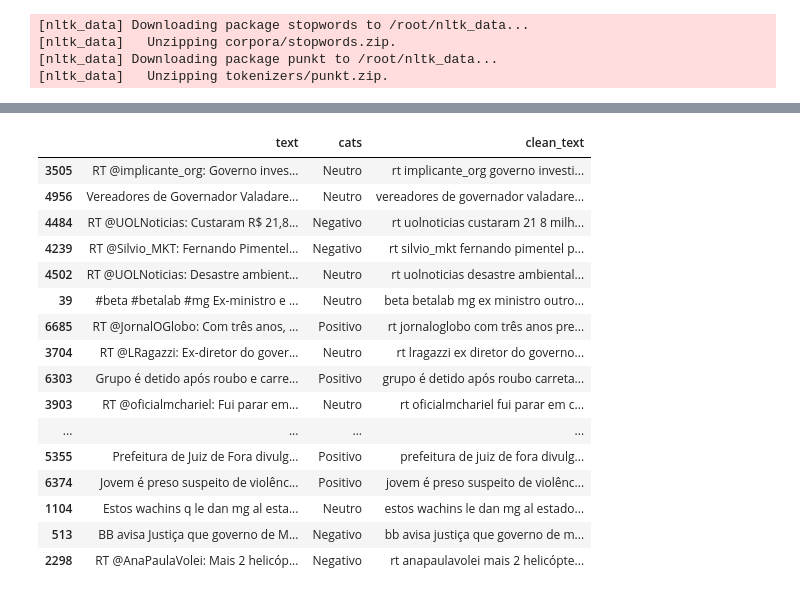
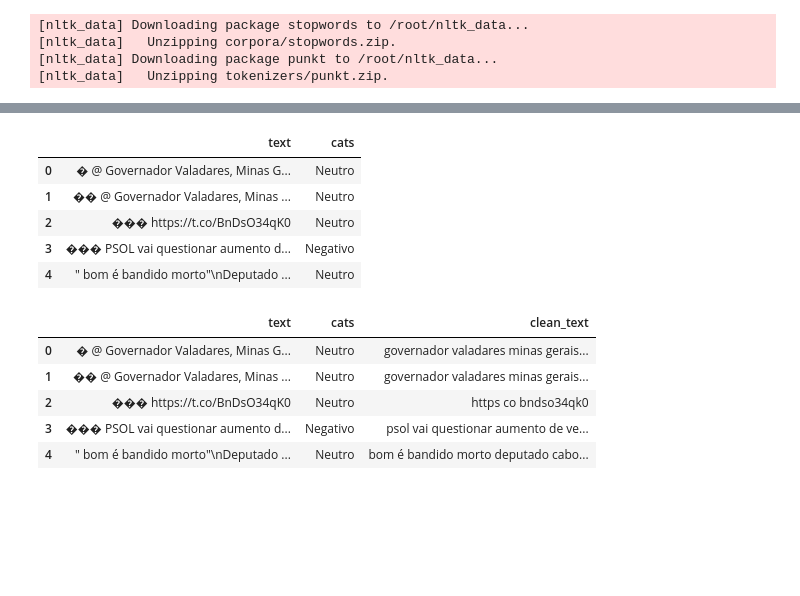
Before and after one commit to dauberson/py-greenhouse, a Jupyter notebook: examples/notebook_example.ipynb, the cells around one changed output, grey strips where cells are left out. Cells and saved outputs as stored; diff of their text form; code cells hidden in the pictures; blank space fills up the shorter version.

```diff
--- a/examples/notebook_example.ipynb
+++ b/examples/notebook_example.ipynb
@@ -34,22 +19,21 @@ df
+# %%
+df = data_sourcing.get("/usr/app/examples/data_example.csv", ";", 0, ["text","cats"])
+df.head()
+# %% [output]
+|  | text | cats |
+| 0 | � @ Governador Valadares, Minas G... | Neutro |
+| 1 | �� @ Governador Valadares, Minas ... | Neutro |
+| 2 | ��� https://t.co/BnDsO34qK0 | Neutro |
+| 3 | ��� PSOL vai questionar aumento d... | Negativo |
+| 4 | " bom é bandido morto"\nDeputado ... | Neutro |
 # %%
 df["clean_text"] = data_preprocessing.clean(df, text_col = "text")
-df
+df.head()
 # %% [output]
 |  | text | cats | clean_text |
-| 3505 | RT @implicante_org: Governo inves... | Neutro | rt implicante_org governo investi... |
-| 4956 | Vereadores de Governador Valadare... | Neutro | vereadores de governador valadare... |
-| 4484 | RT @UOLNoticias: Custaram R$ 21,8... | Negativo | rt uolnoticias custaram 21 8 milh... |
-| 4239 | RT @Silvio_MKT: Fernando Pimentel... | Negativo | rt silvio_mkt fernando pimentel p... |
-| 4502 | RT @UOLNoticias: Desastre ambient... | Neutro | rt uolnoticias desastre ambiental... |
-| 39 | #beta #betalab #mg Ex-ministro e ... | Neutro | beta betalab mg ex ministro outro... |
-| 6685 | RT @JornalOGlobo: Com três anos, ... | Positivo | rt jornaloglobo com três anos pre... |
-| 3704 | RT @LRagazzi: Ex-diretor do gover... | Neutro | rt lragazzi ex diretor do governo... |
-| 6303 | Grupo é detido após roubo e carre... | Positivo | grupo é detido após roubo carreta... |
-| 3903 | RT @oficialmchariel: Fui parar em... | Neutro | rt oficialmchariel fui parar em c... |
-| ... | ... | ... | ... |
-| 5355 | Prefeitura de Juiz de Fora divulg... | Positivo | prefeitura de juiz de fora divulg... |
-| 6374 | Jovem é preso suspeito de violênc... | Positivo | jovem é preso suspeito de violênc... |
-| 1104 | Estos wachins q le dan mg al esta... | Neutro | estos wachins le dan mg al estado... |
-| 513 | BB avisa Justiça que governo de M... | Negativo | bb avisa justiça que governo de m... |
-| 2298 | RT @AnaPaulaVolei: Mais 2 helicóp... | Negativo | rt anapaulavolei mais 2 helicópte... |
+| 0 | � @ Governador Valadares, Minas G... | Neutro | governador valadares minas gerais... |
+| 1 | �� @ Governador Valadares, Minas ... | Neutro | governador valadares minas gerais... |
+| 2 | ��� https://t.co/BnDsO34qK0 | Neutro | https co bndso34qk0 |
+| 3 | ��� PSOL vai questionar aumento d... | Negativo | psol vai questionar aumento de ve... |
+| 4 | " bom é bandido morto"\nDeputado ... | Neutro | bom é bandido morto deputado cabo... |
 # %%
```
Also changed, not shown: parts of 20 cells of this notebook, 18 other files.
